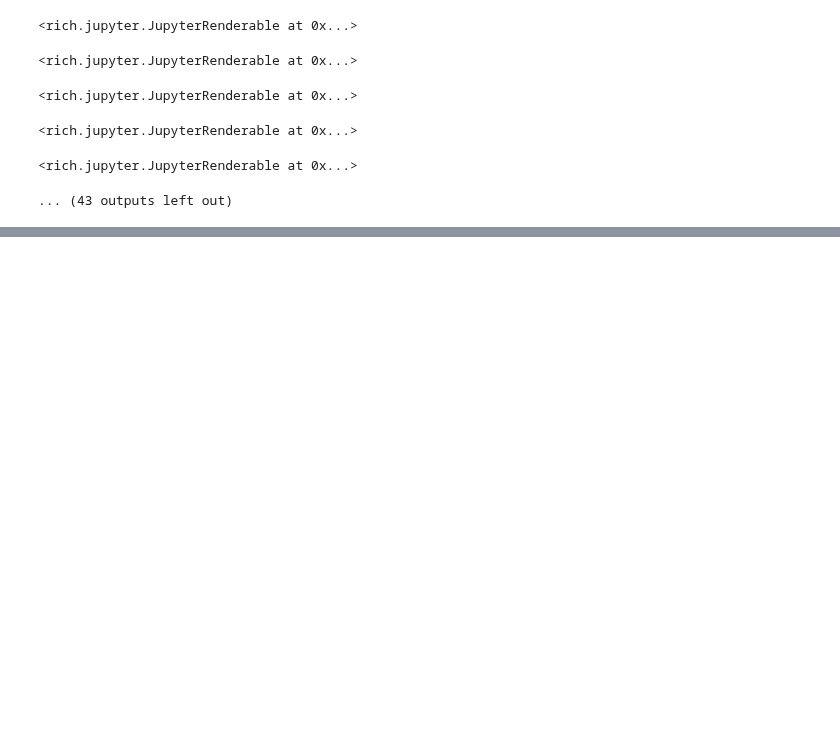
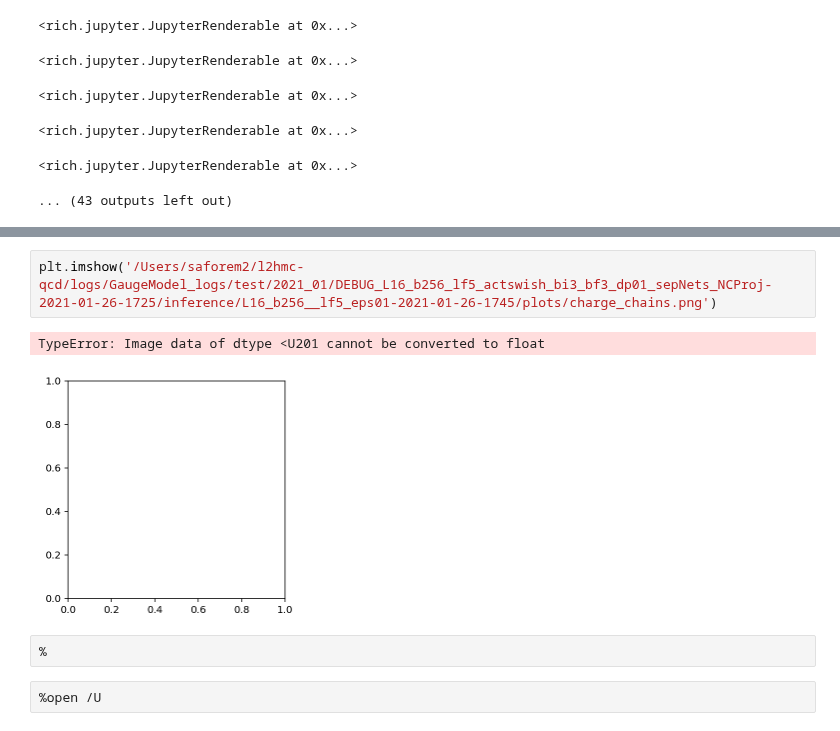
Before and after one commit to saforem2/l2hmc-qcd, a Jupyter notebook: l2hmc-qcd/notebooks/complete_example_2021_01_26.ipynb, the cells around one changed output, grey strips where cells are left out. Drawn from its saved outputs; the diff is of its cells as text; blank space fills up the shorter version.

```diff
--- a/l2hmc-qcd/notebooks/complete_example_2021_01_26.ipynb
+++ b/l2hmc-qcd/notebooks/complete_example_2021_01_26.ipynb
@@ -172,0 +184,9 @@ if configs.get('run_steps', None) > 0:
+# %%
+plt.imshow('/Users/saforem2/l2hmc-qcd/logs/GaugeModel_logs/test/2021_01/DEBUG_L16_b256_lf5_actswish_bi3_bf3_dp01_sepNets_NCProj-2021-01-26-1725/inference/L16_b256__lf5_eps01-2021-01-26-1745/plots/charge_chains.png')
+# %% [output]
+TypeError: Image data of dtype <U201 cannot be converted to float
+[figure, added]
+# %%
+%
+# %%
+%open /U
```
Also changed, not shown: parts of 6 cells of this notebook.
